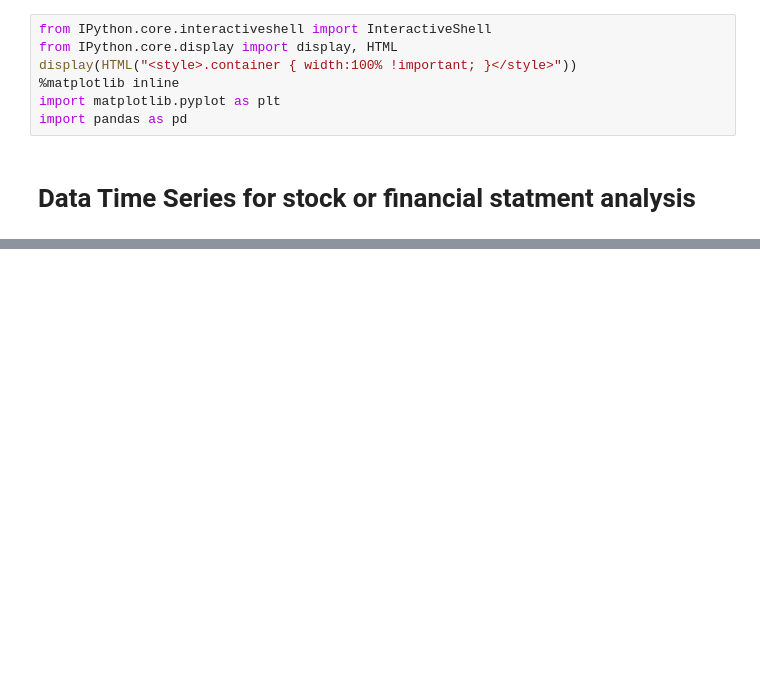
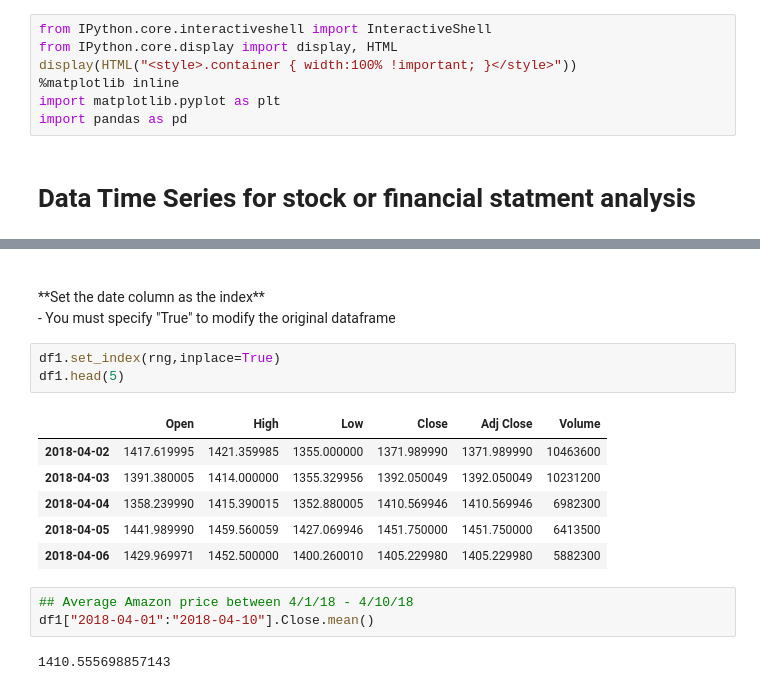
Before and after one commit to jasminjohnson/jasminjohnson.github.io, a Jupyter notebook: downloads/notebooks/PandasTimeSeriesAnalysis.ipynb, the cells around one changed output, grey strips where cells are left out. Cells and saved outputs as stored; diff of their text form; blank space fills up the shorter version.

```diff
--- a/downloads/notebooks/PandasTimeSeriesAnalysis.ipynb
+++ b/downloads/notebooks/PandasTimeSeriesAnalysis.ipynb
@@ -297,0 +182,18 @@ Freq: B, dtype: int32
+# %% [markdown]
+<br>
+**Set the date column as the index**<br> - You must specify "True" to modify the original dataframe
+# %%
+df1.set_index(rng,inplace=True)
+df1.head(5)
+# %% [output]
+|  | Open | High | Low | Close | Adj Close | Volume |
+| 2018-04-02 | 1417.619995 | 1421.359985 | 1355.000000 | 1371.989990 | 1371.989990 | 10463600 |
+| 2018-04-03 | 1391.380005 | 1414.000000 | 1355.329956 | 1392.050049 | 1392.050049 | 10231200 |
+| 2018-04-04 | 1358.239990 | 1415.390015 | 1352.880005 | 1410.569946 | 1410.569946 | 6982300 |
+| 2018-04-05 | 1441.989990 | 1459.560059 | 1427.069946 | 1451.750000 | 1451.750000 | 6413500 |
+| 2018-04-06 | 1429.969971 | 1452.500000 | 1400.260010 | 1405.229980 | 1405.229980 | 5882300 |
+# %%
+## Average Amazon price between 4/1/18 - 4/10/18
+df1["2018-04-01":"2018-04-10"].Close.mean()
+# %% [output]
+1410.555698857143
```
Also changed, not shown: parts of 62 cells of this notebook, 10 other files.
